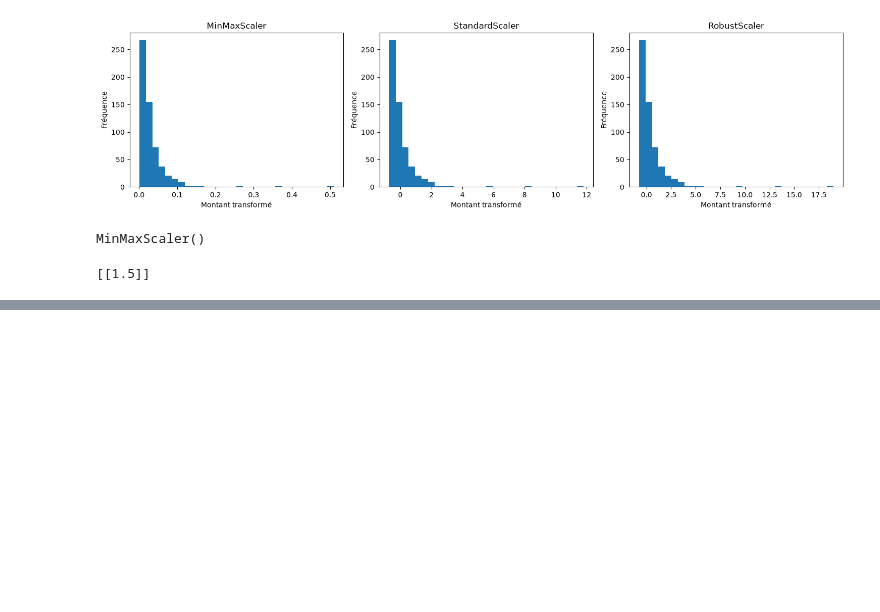
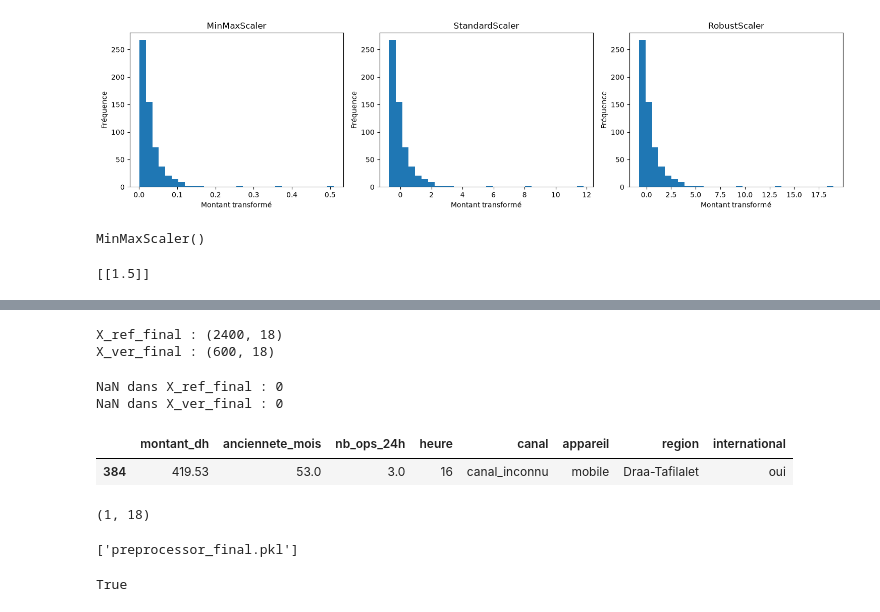
Before and after one commit to fatimadane/TP2-Pretraitement-Avanc--ML, a Jupyter notebook: TP2_Prétraitement_Avancé.ipynb, the cells around one changed output, grey strips where cells are left out. Drawn from its saved outputs; the diff is of its cells as text; code cells hidden in the pictures; blank space fills up the shorter version.

```diff
--- a/TP2_Prétraitement_Avancé.ipynb
+++ b/TP2_Prétraitement_Avancé.ipynb
@@ -571,0 +677,17 @@ print(montant_transformé)
+# %%
+numeric_pipeline_final = Pipeline(steps=[
+    ("imputer", SimpleImputer(strategy="median")),
+    ("scaler", RobustScaler())
+])
+# %%
+categorical_pipeline_final = Pipeline(steps=[
+    ("imputer", SimpleImputer(strategy="most_frequent")),
+    ("encoder", OneHotEncoder(handle_unknown="ignore"))
+])
+# %%
+preprocessor_final = ColumnTransformer(transformers=[
+    ("num", numeric_pipeline_final, numeric_features),
+    ("cat", categorical_pipeline_final, categorical_features)
+])
+# %%
+preprocessor_final.fit(X_ref)
@@ -571,0 +711,35 @@ print(montant_transformé)
+# %%
+print("X_ref_final :", X_ref_final.shape)
+print("X_ver_final :", X_ver_final.shape)
+# %% [output]
+X_ref_final : (2400, 18)
+X_ver_final : (600, 18)
+# %%
+import numpy as np
+
+print("NaN dans X_ref_final :", np.isnan(X_ref_final).sum())
+print("NaN dans X_ver_final :", np.isnan(X_ver_final).sum())
+# %% [output]
+NaN dans X_ref_final : 0
+NaN dans X_ver_final : 0
+# %%
+nouvelle_transaction = X_ref.iloc[[0]].copy()
+
+nouvelle_transaction["canal"] = "canal_inconnu"
+
+nouvelle_transaction
+# %% [output]
+|  | montant_dh | anciennete_mois | nb_ops_24h | heure | canal | appareil | region | international |
+| 384 | 419.53 | 53.0 | 3.0 | 16 | canal_inconnu | mobile | Draa-Tafilalet | oui |
+# %%
+nouvelle_transaction_transformee = preprocessor_final.transform(nouvelle_transaction)
+
+print(nouvelle_transaction_transformee.shape)
+# %% [output]
+(1, 18)
+# %%
+import joblib
+
+joblib.dump(preprocessor_final, "preprocessor_final.pkl")
+# %% [output]
+['preprocessor_final.pkl']
@@ -571,0 +748,9 @@ print(montant_transformé)
+# %%
+echantillon = X_ver.iloc[:5]
+
+resultat_original = preprocessor_final.transform(echantillon)
+resultat_charge = preprocessor_charge.transform(echantillon)
+
+print(np.allclose(resultat_original, resultat_charge))
+# %% [output]
+True
```
Also changed, not shown: parts of 21 cells of this notebook.
